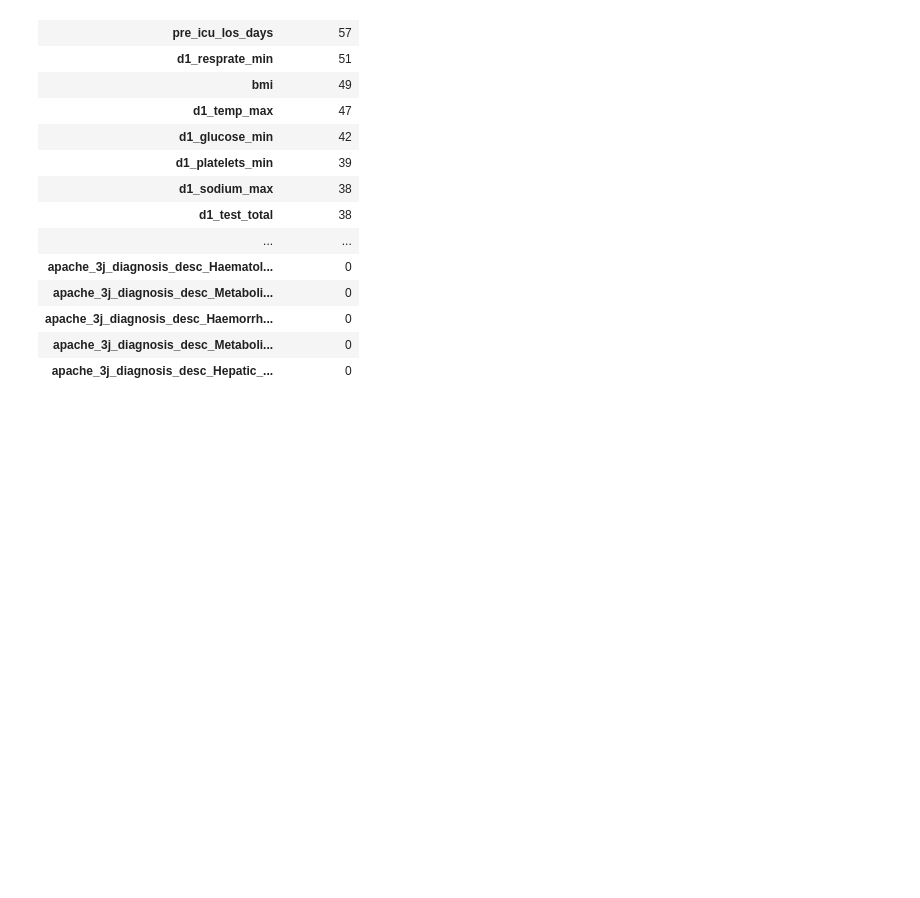
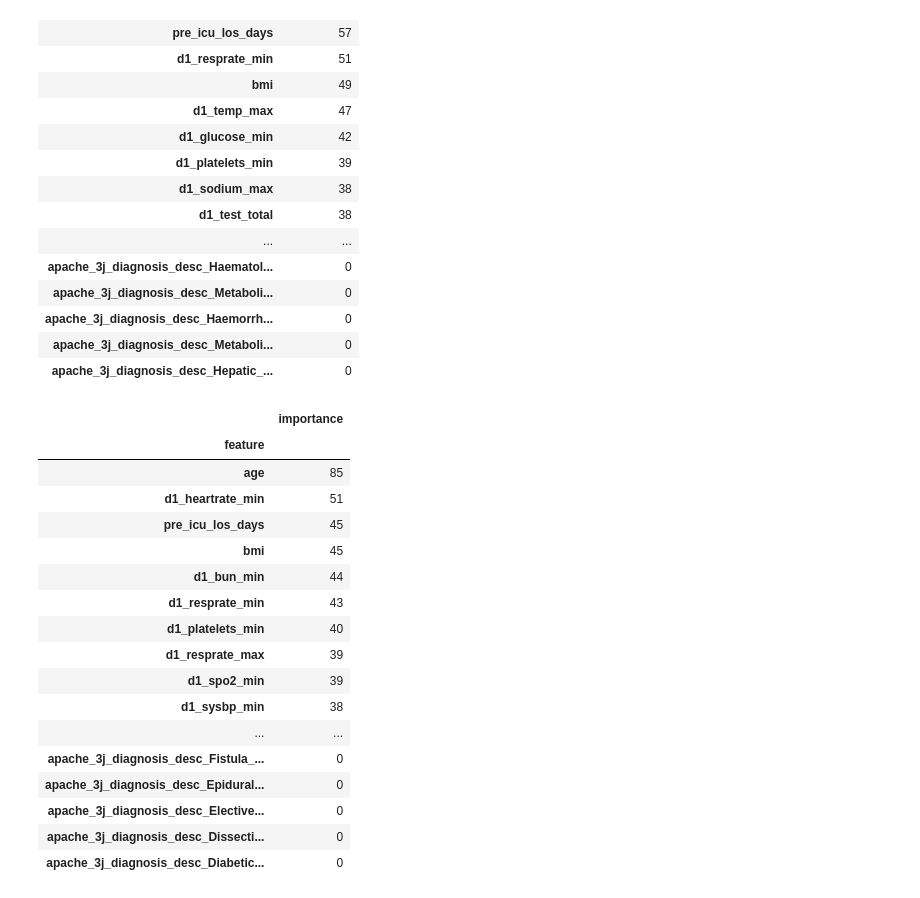
Before and after one commit to vivianah/wids-predict-patient-survival, a Jupyter notebook: notebooks/Model_Iterations_0309.ipynb, the cells around one changed output. Drawn from its saved outputs; the diff is of its cells as text; code cells hidden in the pictures; blank space fills up the shorter version.

Commit message:
Update Model_Iterations_0309.ipynb
updated to include feature importance for lightgbm undersampling

```diff
--- a/notebooks/Model_Iterations_0309.ipynb
+++ b/notebooks/Model_Iterations_0309.ipynb
@@ -635,5 +635,29 @@ baseline_importances.head(600)
 | apache_3j_diagnosis_desc_Haemorrh... | 0 |
 | apache_3j_diagnosis_desc_Metaboli... | 0 |
 | apache_3j_diagnosis_desc_Hepatic_... | 0 |
+# %%
+lgb_u = load("LGB_U.joblib")
+lgb_u_importances = pd.DataFrame({'feature':X_wids.columns,'importance':np.round(lgb_u.feature_importances_,3)})
+lgb_u_importances = lgb_u_importances.sort_values('importance',ascending=False).set_index('feature')
+lgb_u_importances.head(600)
+# %% [output]
+|  | importance |
+| feature |  |
+| age | 85 |
+| d1_heartrate_min | 51 |
+| pre_icu_los_days | 45 |
+| bmi | 45 |
+| d1_bun_min | 44 |
+| d1_resprate_min | 43 |
+| d1_platelets_min | 40 |
+| d1_resprate_max | 39 |
+| d1_spo2_min | 39 |
+| d1_sysbp_min | 38 |
+| ... | ... |
+| apache_3j_diagnosis_desc_Fistula_... | 0 |
+| apache_3j_diagnosis_desc_Epidural... | 0 |
+| apache_3j_diagnosis_desc_Elective... | 0 |
+| apache_3j_diagnosis_desc_Dissecti... | 0 |
+| apache_3j_diagnosis_desc_Diabetic... | 0 |
 # %%
 pd.set_option("display.max_rows", None)
```
Also changed, not shown: parts of 2 cells of this notebook.
